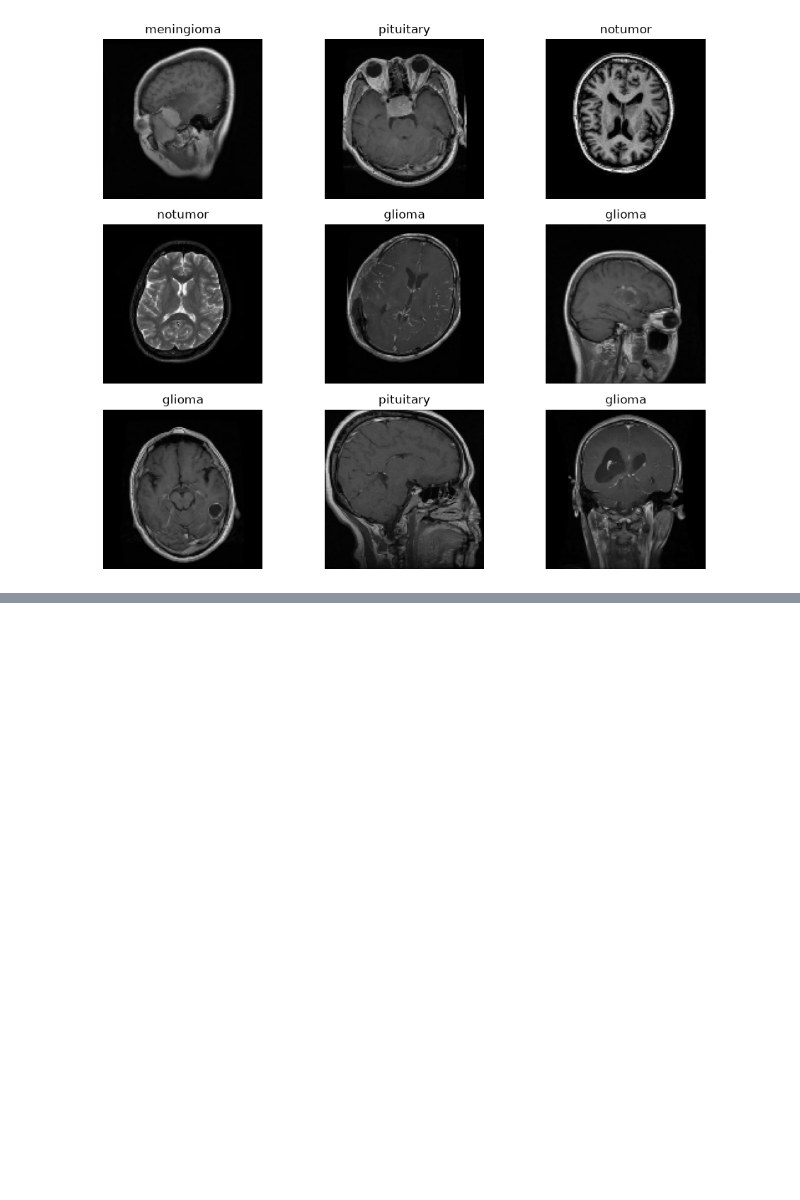
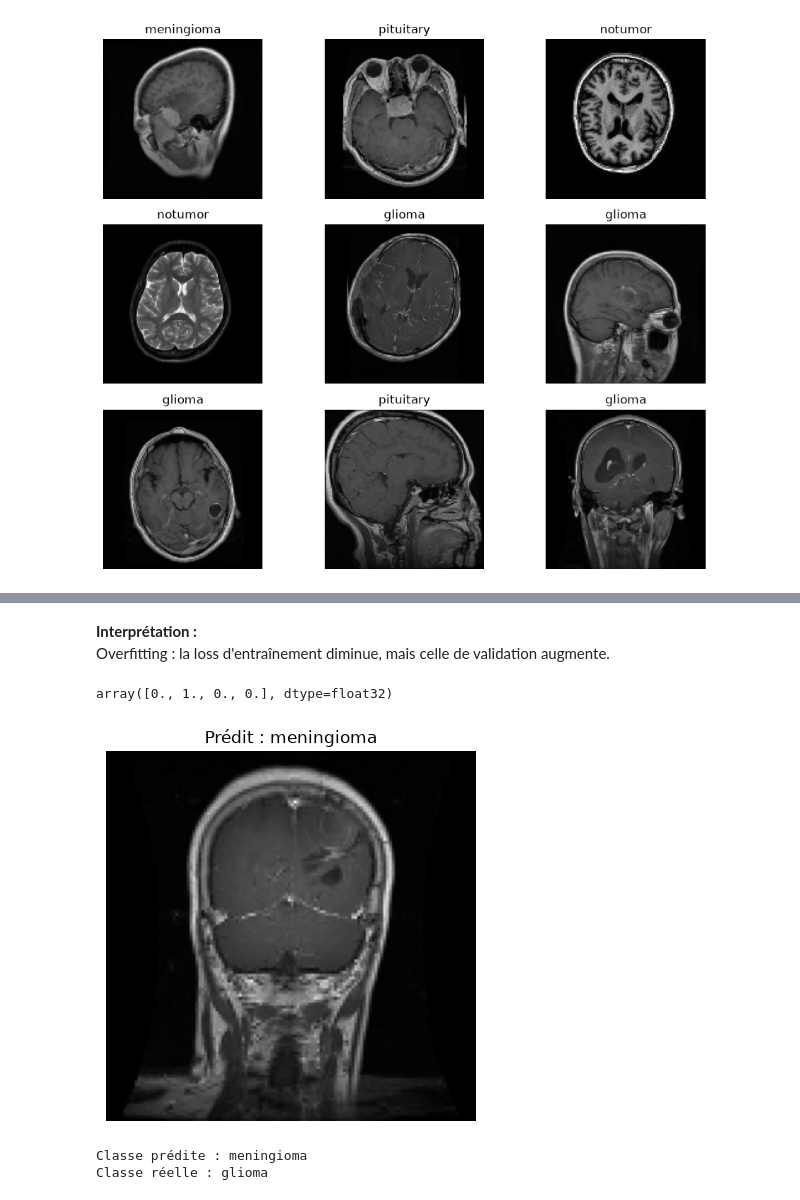
Before and after one commit to kuroi-hime/live-coding-tensorflow-keras, a Jupyter notebook: notebook.ipynb, the cells around one changed output, grey strips where cells are left out. Drawn from its saved outputs; the diff is of its cells as text; code cells hidden in the pictures; blank space fills up the shorter version.

```diff
--- a/notebook.ipynb
+++ b/notebook.ipynb
@@ -38,7 +39,7 @@ Classes : ['glioma', 'meningioma', 'notumor', 'pituitary']
 plt.figure(figsize=(10, 8))
 
 for images, labels in train_data.take(1):
-    for i in range(min(9, len(images))):
+    for i in range(9):
         ax = plt.subplot(3, 3, i + 1)
         plt.imshow(images[i].numpy().astype("uint8"))
         plt.title(class_names[int(labels[i])])
@@ -128,0 +167,22 @@ Epoch 5/10
+# %% [markdown]
+**Interprétation :**<br>
+Overfitting : la loss d'entraînement diminue, mais celle de validation augmente.
+# %%
+for images, labels in validation_data.take(1):
+    image = images[0:1]
+
+    probabilities = model.predict(image, verbose=0)[0]
+    predicted_class = np.argmax(probabilities)
+
+    plt.imshow(images[0].numpy().astype("uint8"))
+    plt.title(f"Prédit : {class_names[predicted_class]}")
+    plt.axis("off")
+    plt.show()
+
+    print("Classe prédite :", class_names[predicted_class])
+    print("Classe réelle :", class_names[int(labels[0])])
+# %% [output]
+array([0., 1., 0., 0.], dtype=float32)
+[figure, added]
+Classe prédite : meningioma
+Classe réelle : glioma
```
Also changed, not shown: parts of 9 cells of this notebook, 1 other file.
